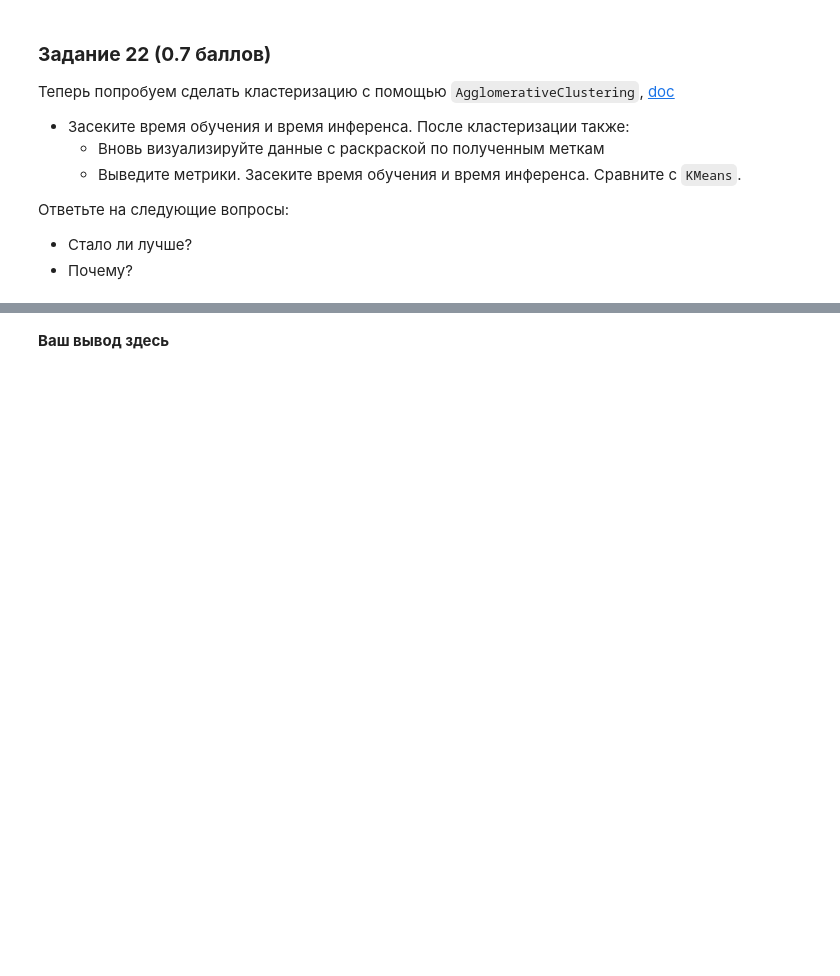
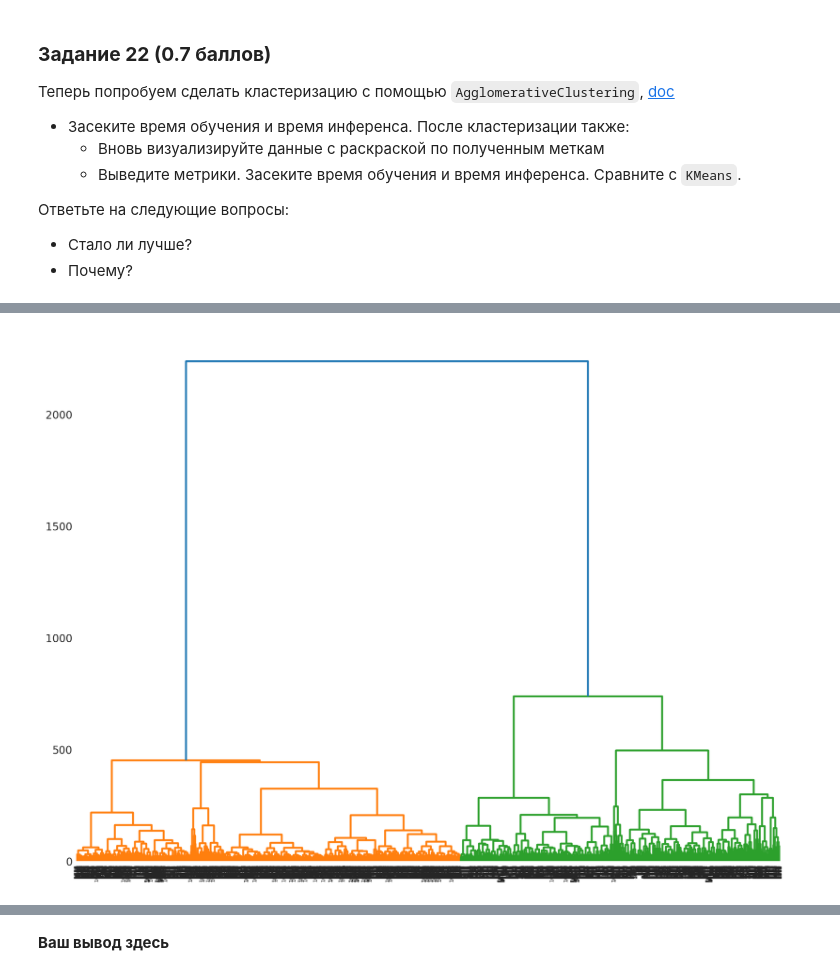
Before and after one commit to vasilyryabtsev/ml-hse-24-25, a Jupyter notebook: HW5_Boosting/AI_HW5_boosting_base.ipynb, the cells around one changed output, grey strips where cells are left out. Saved outputs shown, nothing was run; the diff lists cells and outputs as text; code cells hidden in the pictures; blank space fills up the shorter version.

```diff
--- a/HW5_Boosting/AI_HW5_boosting_base.ipynb
+++ b/HW5_Boosting/AI_HW5_boosting_base.ipynb
@@ -1147,0 +1232,8 @@ plt.scatter()
+# %%
+%%timeit
+Dendrogram = shc.dendrogram((shc.linkage(X_pca, method ='ward')))
+
+agg = AgglomerativeClustering(n_clusters=6)
+
+agg = agg.fit(X_pca)
+# %% [output]
@@ -1147,0 +1241 @@ plt.scatter()
+[figure, added]
```
Also changed, not shown: parts of 34 cells of this notebook.
